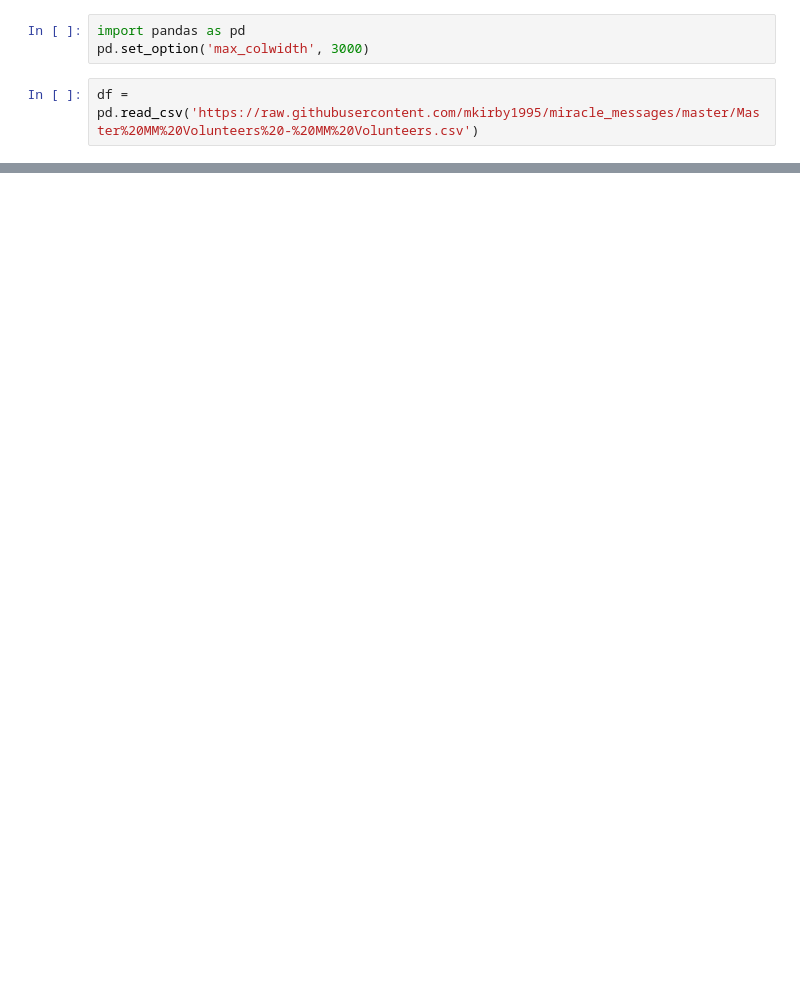
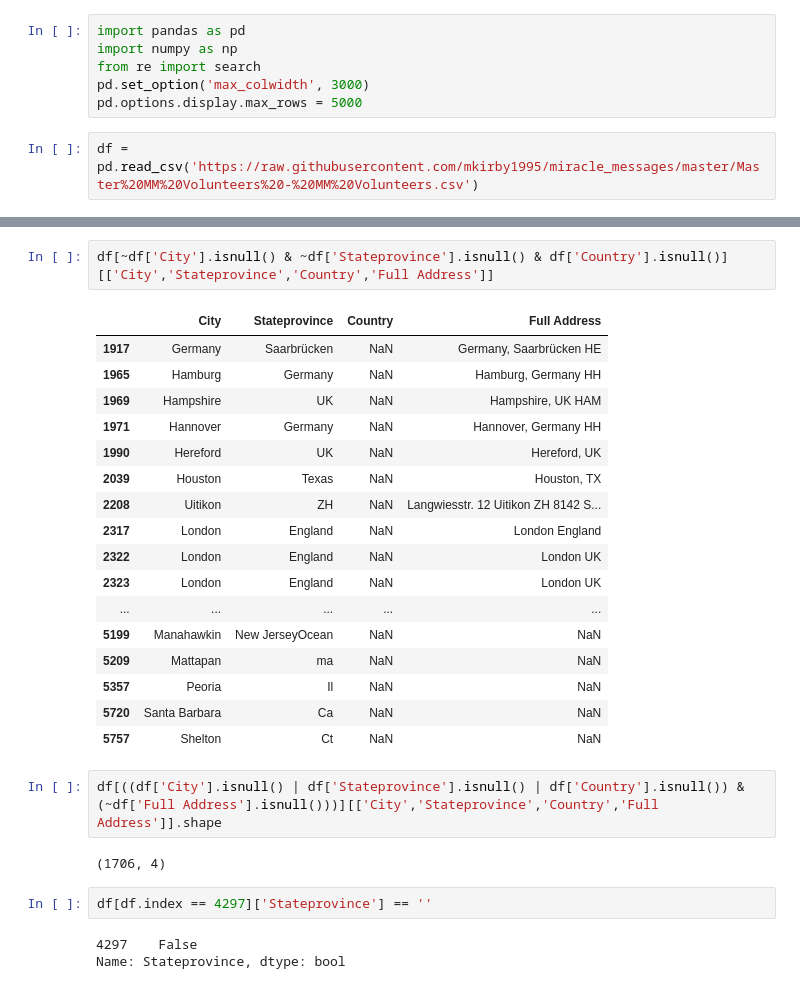
Before and after one commit to miracle-messages-map/miracle-messages-map-DS, a Jupyter notebook: Michael_Bundick_Miracle_Messages.ipynb, the cells around one changed output, grey strips where cells are left out. Cells and saved outputs as stored; diff of their text form; blank space fills up the shorter version.

Commit message:
current progress on city state zip

```diff
--- a/Michael_Bundick_Miracle_Messages.ipynb
+++ b/Michael_Bundick_Miracle_Messages.ipynb
@@ -2,6 +2,9 @@
 <a href="https://colab.research.google.com/github/bundickm/miracle-messages-map-DS/blob/master/Michael_Bundick_Miracle_Messages.ipynb" target="_parent"><img src="https://colab.research.google.com/assets/colab-badge.svg" alt="Open In Colab"/></a>
 # %%
 import pandas as pd
+import numpy as np
+from re import search
 pd.set_option('max_colwidth', 3000)
+pd.options.display.max_rows = 5000
 # %%
 df = pd.read_csv('https://raw.githubusercontent.com/mkirby1995/miracle_messages/master/Master%20MM%20Volunteers%20-%20MM%20Volunteers.csv')
@@ -173,0 +512,29 @@ df.head()
+# %%
+df[~df['City'].isnull() & ~df['Stateprovince'].isnull() & df['Country'].isnull()][['City','Stateprovince','Country','Full Address']]
+# %% [output]
+|  | City | Stateprovince | Country | Full Address |
+| 1917 | Germany | Saarbrücken | NaN | Germany, Saarbrücken HE |
+| 1965 | Hamburg | Germany | NaN | Hamburg, Germany HH |
+| 1969 | Hampshire | UK | NaN | Hampshire, UK HAM |
+| 1971 | Hannover | Germany | NaN | Hannover, Germany HH |
+| 1990 | Hereford | UK | NaN | Hereford, UK |
+| 2039 | Houston | Texas | NaN | Houston, TX |
+| 2208 | Uitikon | ZH | NaN | Langwiesstr. 12 Uitikon ZH 8142 S... |
+| 2317 | London | England | NaN | London England |
+| 2322 | London | England | NaN | London UK |
+| 2323 | London | England | NaN | London UK |
+| ... | ... | ... | ... | ... |
+| 5199 | Manahawkin | New JerseyOcean | NaN | NaN |
+| 5209 | Mattapan | ma | NaN | NaN |
+| 5357 | Peoria | Il | NaN | NaN |
+| 5720 | Santa Barbara | Ca | NaN | NaN |
+| 5757 | Shelton | Ct | NaN | NaN |
+# %%
+df[((df['City'].isnull() | df['Stateprovince'].isnull() | df['Country'].isnull()) & (~df['Full Address'].isnull()))][['City','Stateprovince','Country','Full Address']].shape
+# %% [output]
+(1706, 4)
+# %%
+df[df.index == 4297]['Stateprovince'] == ''
+# %% [output]
+4297    False
+Name: Stateprovince, dtype: bool
```
Also changed, not shown: parts of 9 cells of this notebook.
